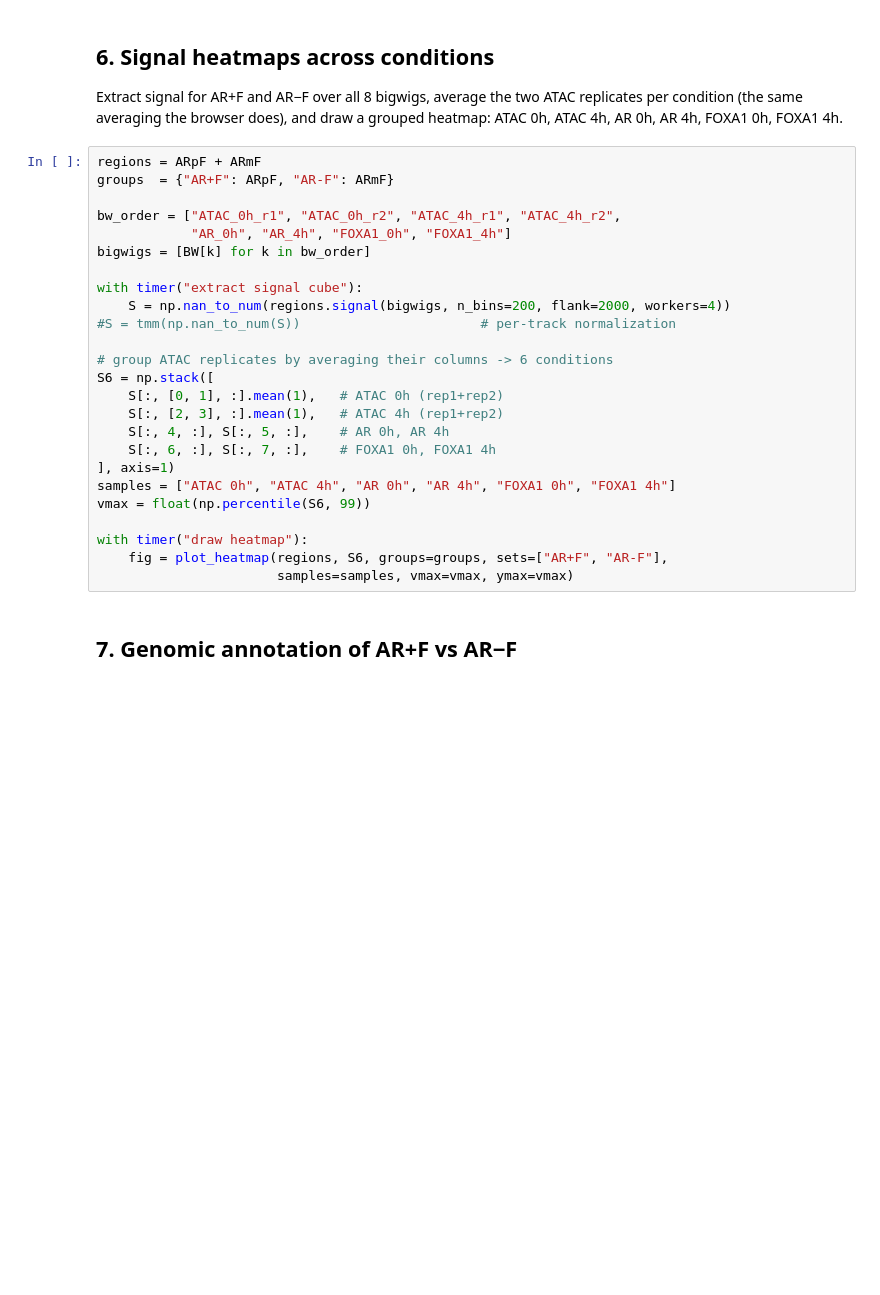
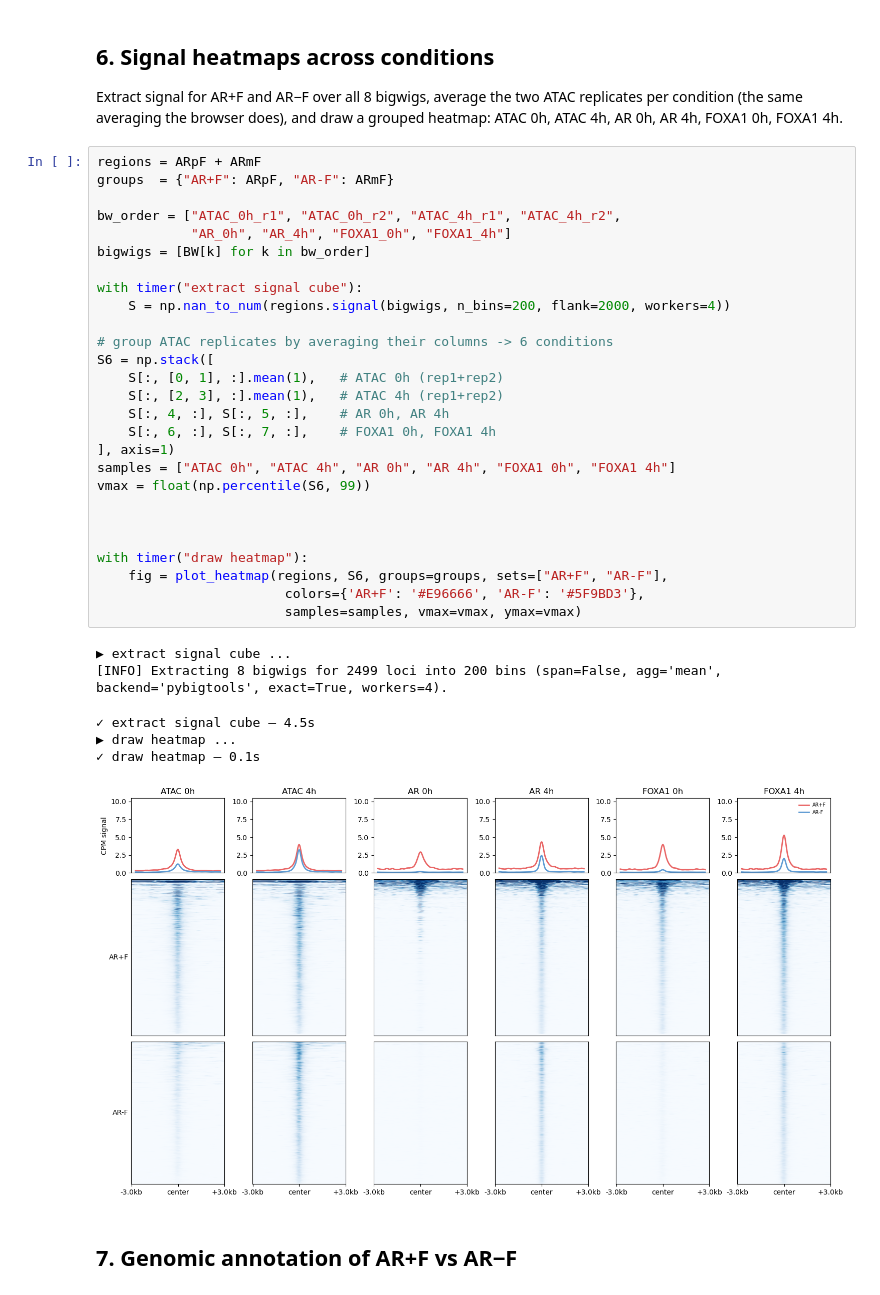
Before and after one commit to birkiy/genomeblocks, a Jupyter notebook: examples/ar_foxa1_lncap/ar_foxa1_lncap.ipynb, the cells around one changed output. Cells and saved outputs as stored; diff of their text form; blank space fills up the shorter version.

```diff
--- a/examples/ar_foxa1_lncap/ar_foxa1_lncap.ipynb
+++ b/examples/ar_foxa1_lncap/ar_foxa1_lncap.ipynb
@@ -149,28 +167,37 @@ grouped heatmap: ATAC 0h, ATAC 4h, AR 0h, AR 4h, FOXA1 0h, FOXA1 4h.
 # %%
 regions = ARpF + ARmF
 groups  = {"AR+F": ARpF, "AR-F": ARmF}
 
 bw_order = ["ATAC_0h_r1", "ATAC_0h_r2", "ATAC_4h_r1", "ATAC_4h_r2",
             "AR_0h", "AR_4h", "FOXA1_0h", "FOXA1_4h"]
 bigwigs = [BW[k] for k in bw_order]
 
 with timer("extract signal cube"):
     S = np.nan_to_num(regions.signal(bigwigs, n_bins=200, flank=2000, workers=4))
-#S = tmm(np.nan_to_num(S))                       # per-track normalization
 
 # group ATAC replicates by averaging their columns -> 6 conditions
 S6 = np.stack([
     S[:, [0, 1], :].mean(1),   # ATAC 0h (rep1+rep2)
     S[:, [2, 3], :].mean(1),   # ATAC 4h (rep1+rep2)
     S[:, 4, :], S[:, 5, :],    # AR 0h, AR 4h
     S[:, 6, :], S[:, 7, :],    # FOXA1 0h, FOXA1 4h
 ], axis=1)
 samples = ["ATAC 0h", "ATAC 4h", "AR 0h", "AR 4h", "FOXA1 0h", "FOXA1 4h"]
 vmax = float(np.percentile(S6, 99))
 
+
+
 with timer("draw heatmap"):
     fig = plot_heatmap(regions, S6, groups=groups, sets=["AR+F", "AR-F"],
-                       samples=samples, vmax=vmax, ymax=vmax)
+                        colors={'AR+F': '#E96666', 'AR-F': '#5F9BD3'},
+                        samples=samples, vmax=vmax, ymax=vmax)
+# %% [output]
+▶ extract signal cube ...
+[INFO] Extracting 8 bigwigs for 2499 loci into 200 bins (span=False, agg='mean', backend='pybigtools', exact=True, workers=4).
+✓ extract signal cube — 4.5s
+▶ draw heatmap ...
+✓ draw heatmap — 0.1s
+[figure, added]
 # %% [markdown]
 ## 7. Genomic annotation of AR+F vs AR−F
 # %%
```
Also changed, not shown: parts of 11 cells of this notebook, 10 other files.
